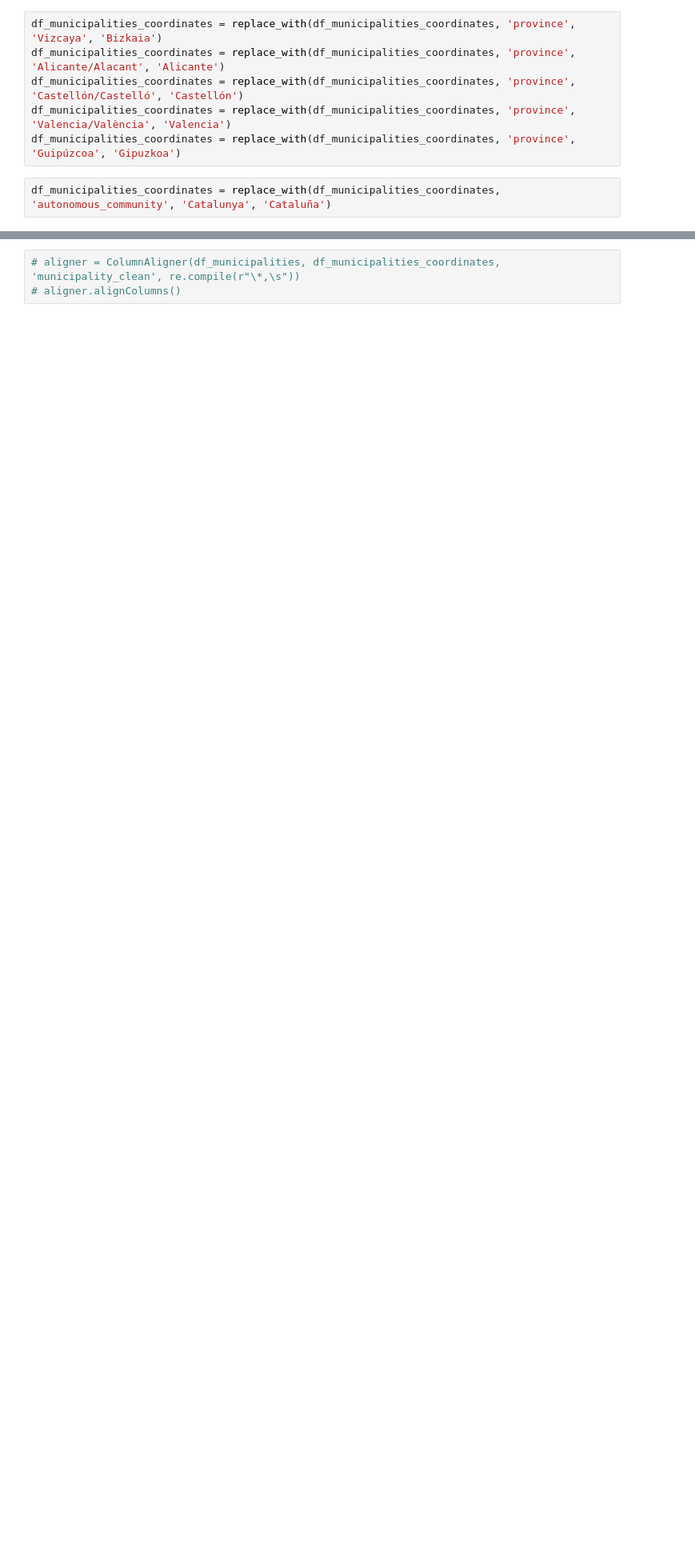
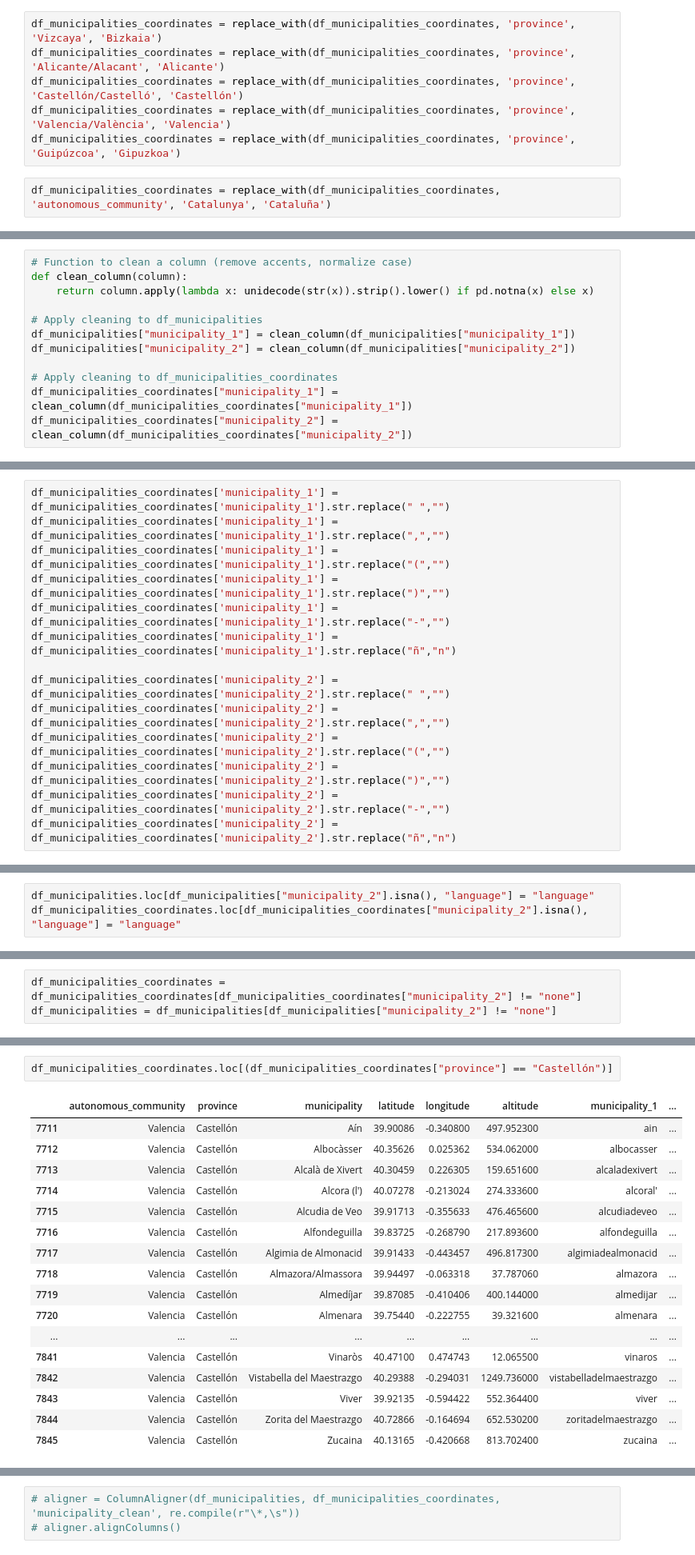
Before and after one commit to marimoysan/ml-pueblos, a Jupyter notebook: notebooks/eda_municipalities_coordinates.ipynb, the cells around one changed output, grey strips where cells are left out. Shown at 80% size. Saved outputs shown, nothing was run; the diff lists cells and outputs as text; blank space fills up the shorter version.

Commit message:
fixed the municipalities - coordinates filtered eda

```diff
--- a/notebooks/eda_municipalities_coordinates.ipynb
+++ b/notebooks/eda_municipalities_coordinates.ipynb
@@ -79,0 +86,12 @@ df_municipalities_coordinates = replace_with(df_municipalities_coordinates, 'aut
+# %%
+# Function to clean a column (remove accents, normalize case)
+def clean_column(column):
+    return column.apply(lambda x: unidecode(str(x)).strip().lower() if pd.notna(x) else x)
+
+# Apply cleaning to df_municipalities
+df_municipalities["municipality_1"] = clean_column(df_municipalities["municipality_1"])
+df_municipalities["municipality_2"] = clean_column(df_municipalities["municipality_2"])
+
+# Apply cleaning to df_municipalities_coordinates
+df_municipalities_coordinates["municipality_1"] = clean_column(df_municipalities_coordinates["municipality_1"])
+df_municipalities_coordinates["municipality_2"] = clean_column(df_municipalities_coordinates["municipality_2"])
@@ -79,0 +112,14 @@ df_municipalities_coordinates = replace_with(df_municipalities_coordinates, 'aut
+# %%
+df_municipalities_coordinates['municipality_1'] = df_municipalities_coordinates['municipality_1'].str.replace(" ","")
+df_municipalities_coordinates['municipality_1'] = df_municipalities_coordinates['municipality_1'].str.replace(",","")
+df_municipalities_coordinates['municipality_1'] = df_municipalities_coordinates['municipality_1'].str.replace("(","")
+df_municipalities_coordinates['municipality_1'] = df_municipalities_coordinates['municipality_1'].str.replace(")","")
+df_municipalities_coordinates['municipality_1'] = df_municipalities_coordinates['municipality_1'].str.replace("-","")
+df_municipalities_coordinates['municipality_1'] = df_municipalities_coordinates['municipality_1'].str.replace("ñ","n")
+
+df_municipalities_coordinates['municipality_2'] = df_municipalities_coordinates['municipality_2'].str.replace(" ","")
+df_municipalities_coordinates['municipality_2'] = df_municipalities_coordinates['municipality_2'].str.replace(",","")
+df_municipalities_coordinates['municipality_2'] = df_municipalities_coordinates['municipality_2'].str.replace("(","")
+df_municipalities_coordinates['municipality_2'] = df_municipalities_coordinates['municipality_2'].str.replace(")","")
+df_municipalities_coordinates['municipality_2'] = df_municipalities_coordinates['municipality_2'].str.replace("-","")
+df_municipalities_coordinates['municipality_2'] = df_municipalities_coordinates['municipality_2'].str.replace("ñ","n")
@@ -79,0 +128,3 @@ df_municipalities_coordinates = replace_with(df_municipalities_coordinates, 'aut
+# %%
+df_municipalities.loc[df_municipalities["municipality_2"].isna(), "language"] = "language"
+df_municipalities_coordinates.loc[df_municipalities_coordinates["municipality_2"].isna(), "language"] = "language"
@@ -79,0 +201,3 @@ df_municipalities_coordinates = replace_with(df_municipalities_coordinates, 'aut
+# %%
+df_municipalities_coordinates = df_municipalities_coordinates[df_municipalities_coordinates["municipality_2"] != "none"]
+df_municipalities = df_municipalities[df_municipalities["municipality_2"] != "none"]
@@ -79,0 +267,20 @@ df_municipalities_coordinates = replace_with(df_municipalities_coordinates, 'aut
+# %%
+df_municipalities_coordinates.loc[(df_municipalities_coordinates["province"] == "Castellón")]
+# %% [output]
+|  | autonomous_community | province | municipality | latitude | longitude | altitude | municipality_1 | ... |
+| 7711 | Valencia | Castellón | Aín | 39.90086 | -0.340800 | 497.952300 | ain | ... |
+| 7712 | Valencia | Castellón | Albocàsser | 40.35626 | 0.025362 | 534.062000 | albocasser | ... |
+| 7713 | Valencia | Castellón | Alcalà de Xivert | 40.30459 | 0.226305 | 159.651600 | alcaladexivert | ... |
+| 7714 | Valencia | Castellón | Alcora (l') | 40.07278 | -0.213024 | 274.333600 | alcoral' | ... |
+| 7715 | Valencia | Castellón | Alcudia de Veo | 39.91713 | -0.355633 | 476.465600 | alcudiadeveo | ... |
+| 7716 | Valencia | Castellón | Alfondeguilla | 39.83725 | -0.268790 | 217.893600 | alfondeguilla | ... |
+| 7717 | Valencia | Castellón | Algimia de Almonacid | 39.91433 | -0.443457 | 496.817300 | algimiadealmonacid | ... |
+| 7718 | Valencia | Castellón | Almazora/Almassora | 39.94497 | -0.063318 | 37.787060 | almazora | ... |
+| 7719 | Valencia | Castellón | Almedíjar | 39.87085 | -0.410406 | 400.144000 | almedijar | ... |
+| 7720 | Valencia | Castellón | Almenara | 39.75440 | -0.222755 | 39.321600 | almenara | ... |
+| ... | ... | ... | ... | ... | ... | ... | ... | ... |
+| 7841 | Valencia | Castellón | Vinaròs | 40.47100 | 0.474743 | 12.065500 | vinaros | ... |
+| 7842 | Valencia | Castellón | Vistabella del Maestrazgo | 40.29388 | -0.294031 | 1249.736000 | vistabelladelmaestrazgo | ... |
+| 7843 | Valencia | Castellón | Viver | 39.92135 | -0.594422 | 552.364400 | viver | ... |
+| 7844 | Valencia | Castellón | Zorita del Maestrazgo | 40.72866 | -0.164694 | 652.530200 | zoritadelmaestrazgo | ... |
+| 7845 | Valencia | Castellón | Zucaina | 40.13165 | -0.420668 | 813.702400 | zucaina | ... |
```
Also changed, not shown: parts of 91 cells of this notebook, 4 other files.
